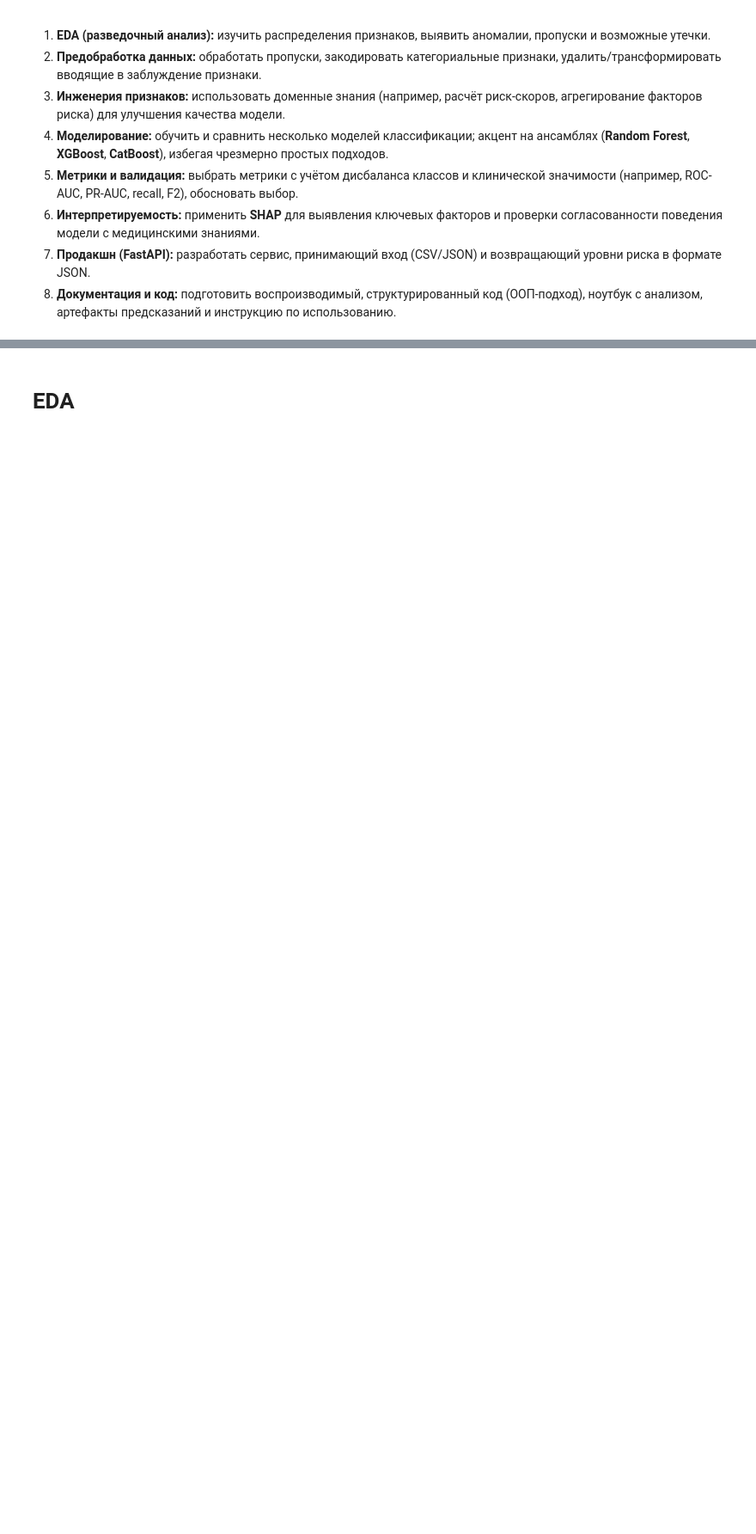
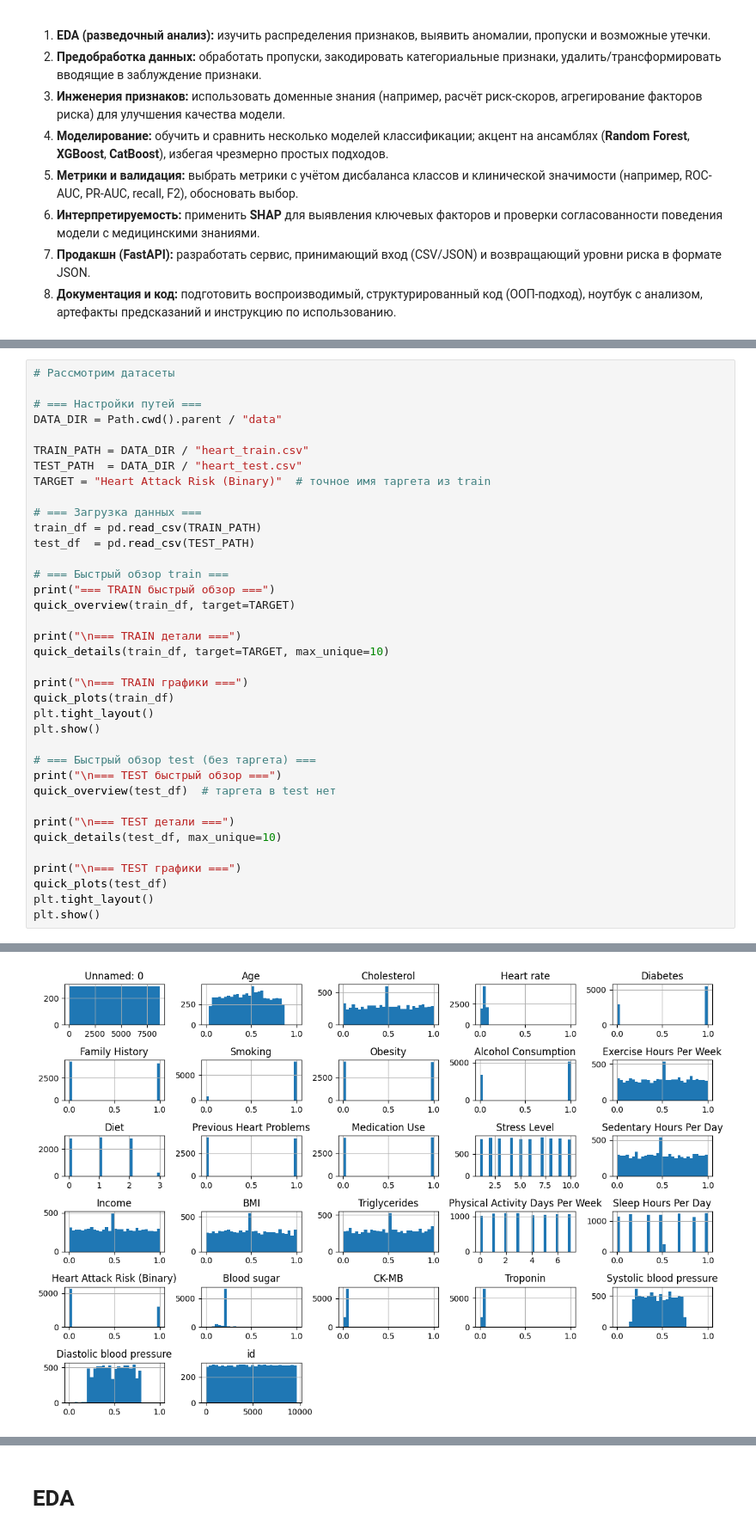
Before and after one commit to alexkeram/heart-risk-fastapi-service, a Jupyter notebook: notebooks/EDA.ipynb, the cells around one changed output, grey strips where cells are left out. Shown at 86% size. Saved outputs shown, nothing was run; the diff lists cells and outputs as text; blank space fills up the shorter version.

Commit message:
Extend EDA notebook with function definitions for streamlined data overview, handling, and visualization; update requirements with ipython, seaborn, and statsmodels.

```diff
--- a/notebooks/EDA.ipynb
+++ b/notebooks/EDA.ipynb
@@ -29,0 +90,38 @@
+# %%
+# Рассмотрим датасеты
+
+# === Настройки путей ===
+DATA_DIR = Path.cwd().parent / "data"
+
+TRAIN_PATH = DATA_DIR / "heart_train.csv"
+TEST_PATH  = DATA_DIR / "heart_test.csv"
+TARGET = "Heart Attack Risk (Binary)"  # точное имя таргета из train
+
+# === Загрузка данных ===
+train_df = pd.read_csv(TRAIN_PATH)
+test_df  = pd.read_csv(TEST_PATH)
+
+# === Быстрый обзор train ===
+print("=== TRAIN быстрый обзор ===")
+quick_overview(train_df, target=TARGET)
+
+print("\n=== TRAIN детали ===")
+quick_details(train_df, target=TARGET, max_unique=10)
+
+print("\n=== TRAIN графики ===")
+quick_plots(train_df)
+plt.tight_layout()
+plt.show()
+
+# === Быстрый обзор test (без таргета) ===
+print("\n=== TEST быстрый обзор ===")
+quick_overview(test_df)  # таргета в test нет
+
+print("\n=== TEST детали ===")
+quick_details(test_df, max_unique=10)
+
+print("\n=== TEST графики ===")
+quick_plots(test_df)
+plt.tight_layout()
+plt.show()
+# %% [output]
@@ -29,0 +145 @@
+[figure, added]
```
Also changed, not shown: parts of 8 cells of this notebook, 2 other files.
